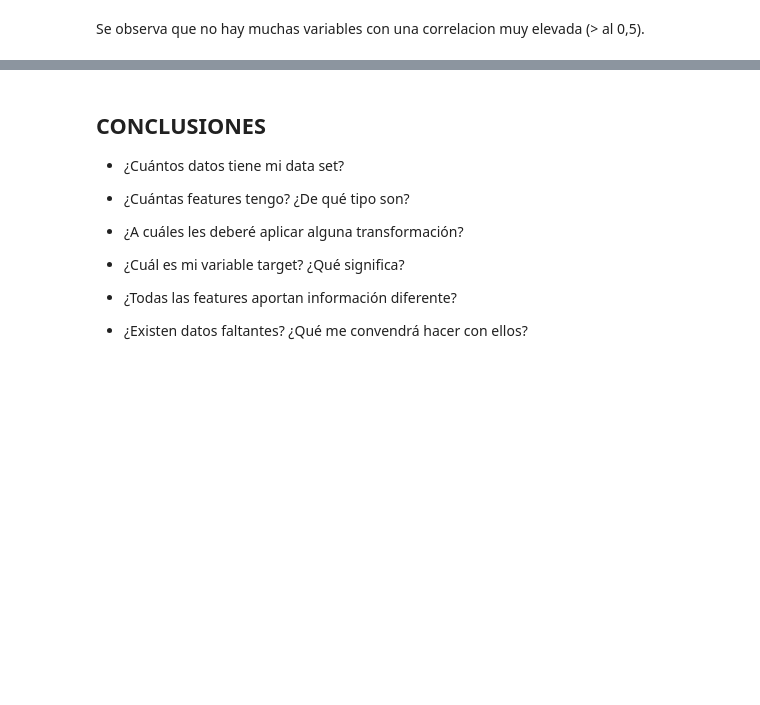
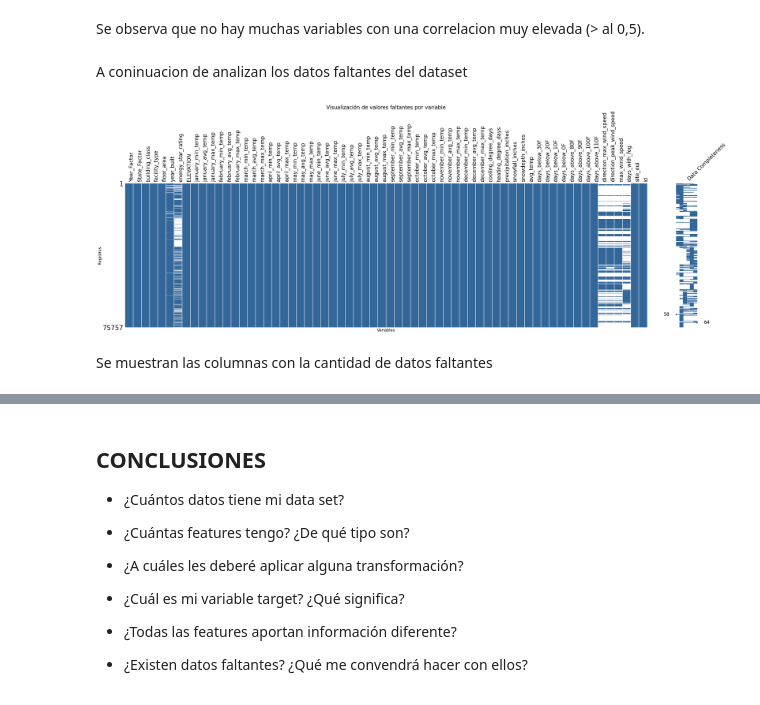
Before and after one commit to PabloBogg/Climate_change_and_ML, a Jupyter notebook: deliverables/MentoríaCC_TP1_solved.ipynb, the cells around one changed output, grey strips where cells are left out. Saved outputs shown, nothing was run; the diff lists cells and outputs as text; code cells hidden in the pictures; blank space fills up the shorter version.

```diff
--- a/deliverables/MentoríaCC_TP1_solved.ipynb
+++ b/deliverables/MentoríaCC_TP1_solved.ipynb
@@ -210,2 +272,16 @@ plt.show()
 # %% [markdown]
 Se observa que no hay muchas variables con una correlacion muy elevada (> al 0,5).
+# %% [markdown]
+A coninuacion de analizan los datos faltantes del dataset
+# %%
+# Gráfico de missing values con nombres de variables rotados y referencias
+msno.matrix(df, labels=True, figsize=(40, 10), fontsize=20, color=(0.2, 0.4, 0.6))
+plt.xticks(rotation=90)
+plt.title('Visualización de valores faltantes por variable', fontsize=20)
+plt.xlabel('Variables', fontsize=15)
+plt.ylabel('Registros', fontsize=15)
+plt.show()
+# %% [output]
+[figure, added]
+# %% [markdown]
+Se muestran las columnas con la cantidad de datos faltantes
```
Also changed, not shown: parts of 13 cells of this notebook.
